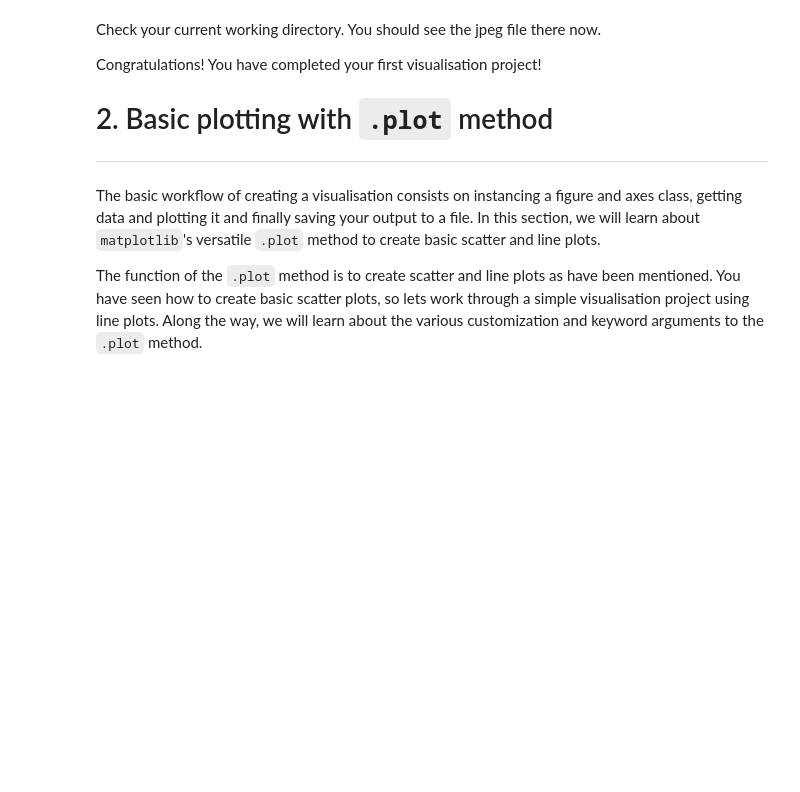
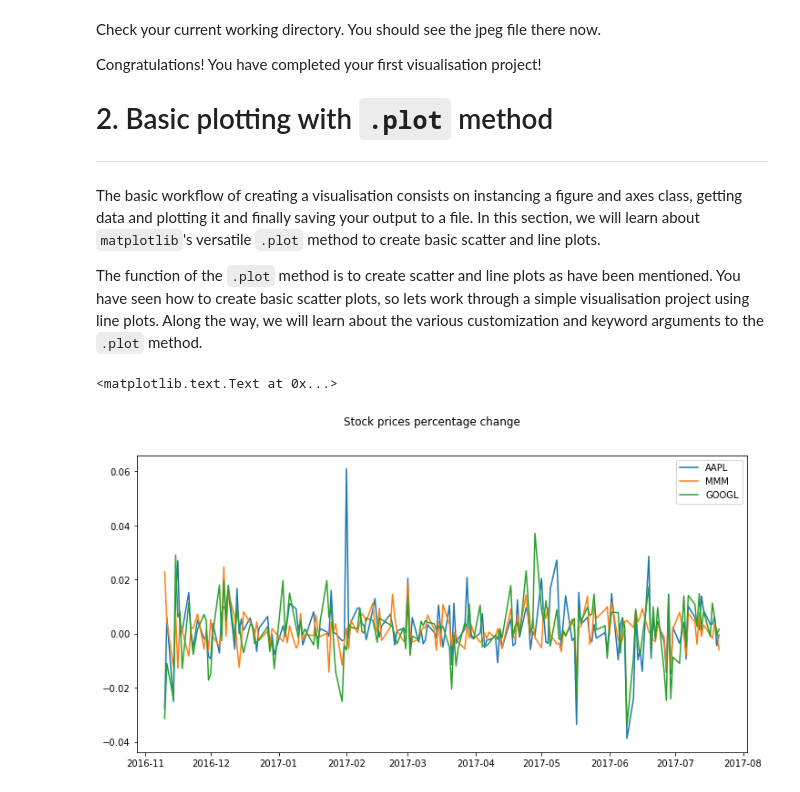
Before and after one commit to uliang/First-steps-with-the-Python-language, a Jupyter notebook: Unit3_1.ipynb, the cells around one changed output. Saved outputs shown, nothing was run; the diff lists cells and outputs as text; code cells hidden in the pictures; blank space fills up the shorter version.

Commit message:
Added plots for first plotting section. To add in explanations

```diff
--- a/Unit3_1.ipynb
+++ b/Unit3_1.ipynb
@@ -91,3 +91,33 @@ ________
 The basic workflow of creating a visualisation consists on instancing a figure and axes class, getting data and plotting it and finally saving your output to a file. In this section, we will learn about `matplotlib`'s versatile `.plot` method to create basic scatter and line plots.
 
 The function of the `.plot` method is to create scatter and line plots as have been mentioned. You have seen how to create basic scatter plots, so lets work through a simple visualisation project using line plots. Along the way, we will learn about the various customization and keyword arguments to the `.plot` method.
+# %%
+import pandas as pd
+import pandas_datareader.data as web # requires pandas-datareader package
+from datetime import datetime
+
+
+start = datetime(2016,11,9)
+# end = datetime(2017, 7, 24)
+tickers = ["AAPL", "MMM", "GOOGL"]
+stock_panel = web.DataReader(tickers, "google", start, )
+
+closing_pct_change = (stock_panel.loc["Close", :, :]
+                                 .pct_change())
+
+closing_pct_change.to_csv("closing_pct_change.csv")
+# %%
+# backup plan
+
+closing_pct_change = pd.read_csv("closing_pct_change.csv")
+# %%
+fig2, ax2 = plt.subplots(figsize=(12,6)) # figure size is given in (wide, height) units
+
+for ticker in tickers:
+    ax2.plot(closing_pct_change[ticker], label=ticker)
+
+plt.legend(loc="best")
+fig2.suptitle("Stock prices percentage change")
+# %% [output]
+<matplotlib.text.Text at 0x...>
+[figure, added]
```
Also changed, not shown: parts of 2 cells of this notebook.
